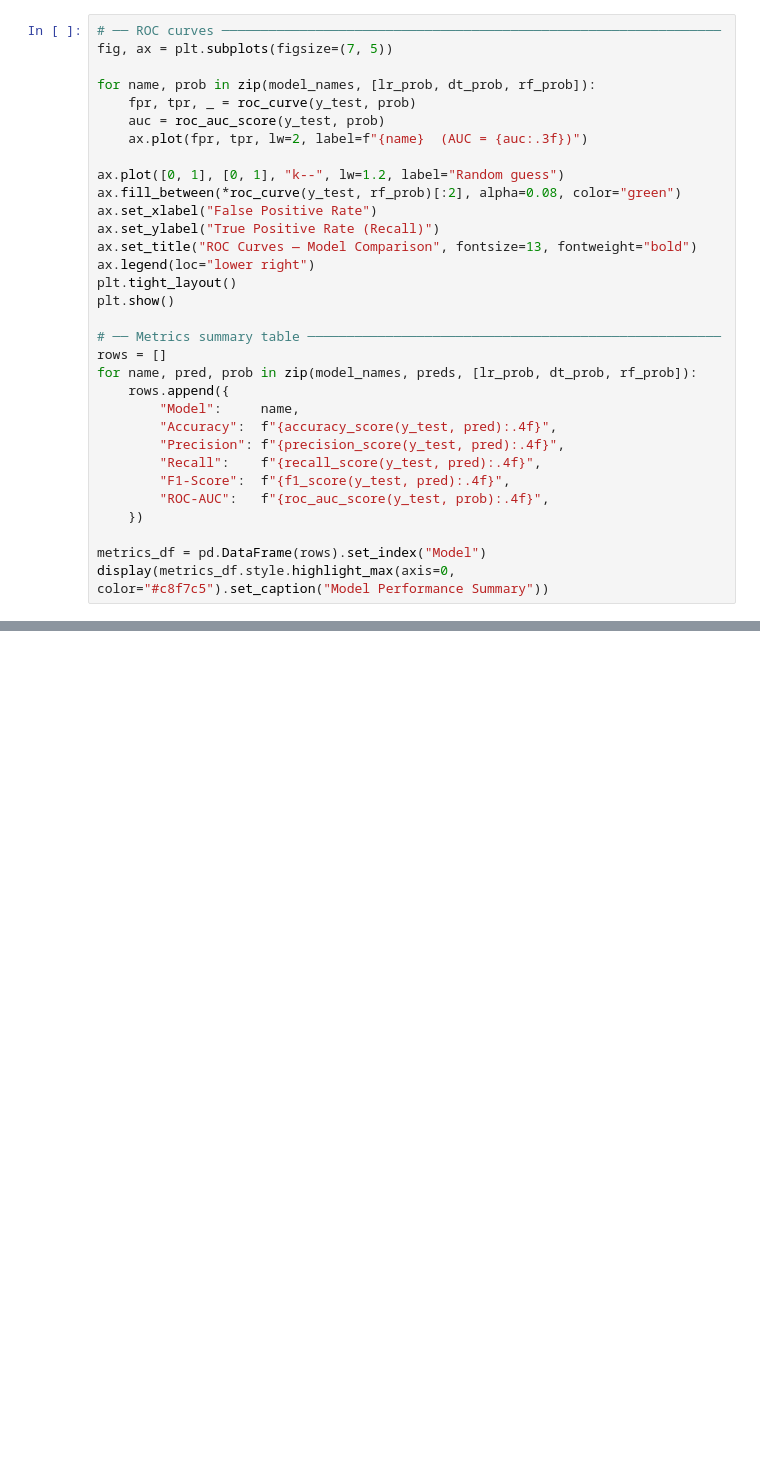
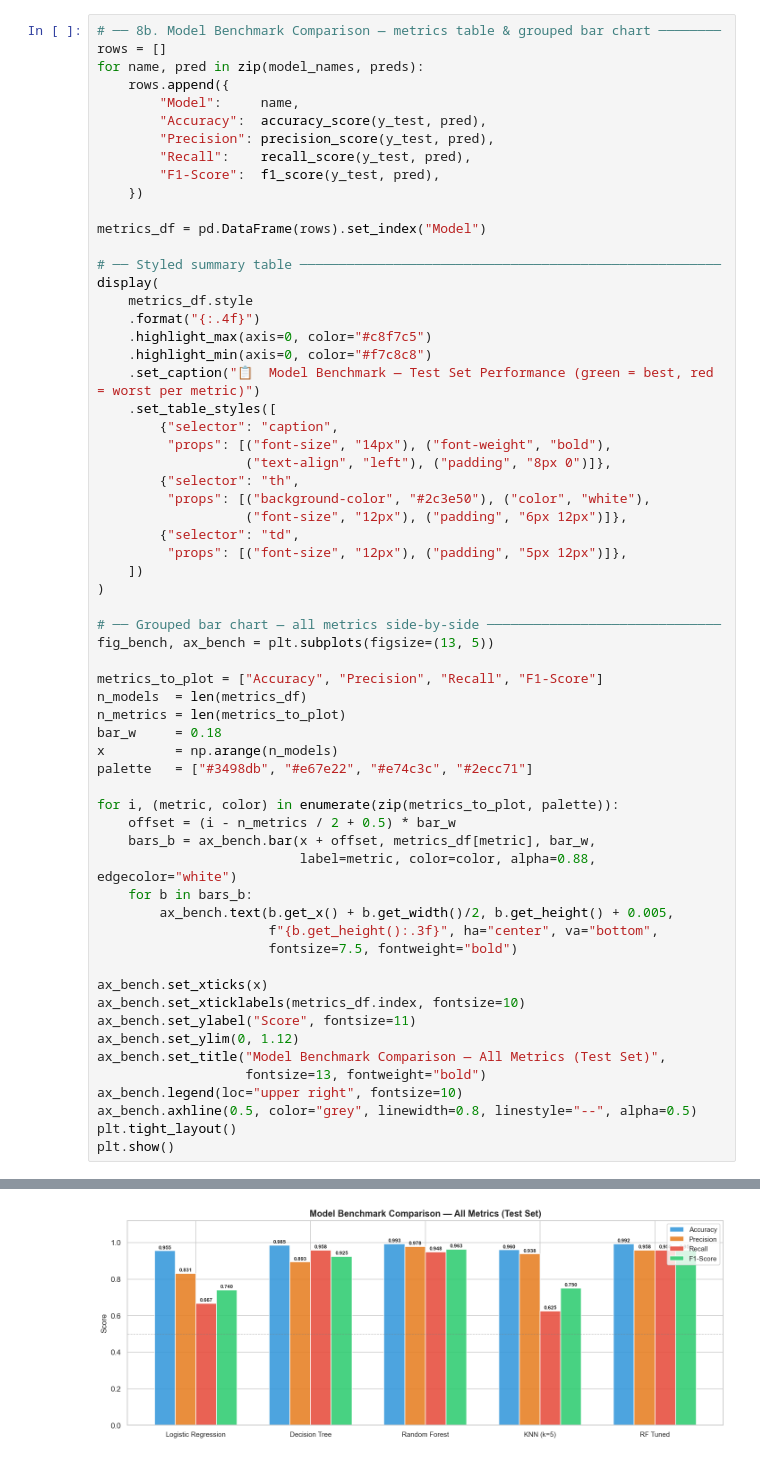
Before and after one commit to eiadoumer/BDA_401_ML, a Jupyter notebook: BankLoan_ML_Analysis.ipynb, the cells around one changed output, grey strips where cells are left out. Cells and saved outputs as stored; diff of their text form; blank space fills up the shorter version.

```diff
--- a/BankLoan_ML_Analysis.ipynb
+++ b/BankLoan_ML_Analysis.ipynb
@@ -313,32 +596,63 @@ plt.show()
 # %%
-# ── ROC curves ────────────────────────────────────────────────────────────────
-fig, ax = plt.subplots(figsize=(7, 5))
-
-for name, prob in zip(model_names, [lr_prob, dt_prob, rf_prob]):
-    fpr, tpr, _ = roc_curve(y_test, prob)
-    auc = roc_auc_score(y_test, prob)
-    ax.plot(fpr, tpr, lw=2, label=f"{name}  (AUC = {auc:.3f})")
-
-ax.plot([0, 1], [0, 1], "k--", lw=1.2, label="Random guess")
-ax.fill_between(*roc_curve(y_test, rf_prob)[:2], alpha=0.08, color="green")
-ax.set_xlabel("False Positive Rate")
-ax.set_ylabel("True Positive Rate (Recall)")
-ax.set_title("ROC Curves — Model Comparison", fontsize=13, fontweight="bold")
-ax.legend(loc="lower right")
-plt.tight_layout()
-plt.show()
-
-# ── Metrics summary table ─────────────────────────────────────────────────────
+# ── 8b. Model Benchmark Comparison — metrics table & grouped bar chart ────────
 rows = []
-for name, pred, prob in zip(model_names, preds, [lr_prob, dt_prob, rf_prob]):
+for name, pred in zip(model_names, preds):
     rows.append({
         "Model":     name,
-        "Accuracy":  f"{accuracy_score(y_test, pred):.4f}",
-        "Precision": f"{precision_score(y_test, pred):.4f}",
-        "Recall":    f"{recall_score(y_test, pred):.4f}",
-        "F1-Score":  f"{f1_score(y_test, pred):.4f}",
-        "ROC-AUC":   f"{roc_auc_score(y_test, prob):.4f}",
+        "Accuracy":  accuracy_score(y_test, pred),
+        "Precision": precision_score(y_test, pred),
+        "Recall":    recall_score(y_test, pred),
+        "F1-Score":  f1_score(y_test, pred),
     })
 
 metrics_df = pd.DataFrame(rows).set_index("Model")
-display(metrics_df.style.highlight_max(axis=0, color="#c8f7c5").set_caption("Model Performance Summary"))
+
+# ── Styled summary table ──────────────────────────────────────────────────────
+display(
+    metrics_df.style
+    .format("{:.4f}")
+    .highlight_max(axis=0, color="#c8f7c5")
+    .highlight_min(axis=0, color="#f7c8c8")
+    .set_caption("📋  Model Benchmark — Test Set Performance (green = best, red = worst per metric)")
+    .set_table_styles([
+        {"selector": "caption",
+         "props": [("font-size", "14px"), ("font-weight", "bold"),
+                   ("text-align", "left"), ("padding", "8px 0")]},
+        {"selector": "th",
+         "props": [("background-color", "#2c3e50"), ("color", "white"),
+                   ("font-size", "12px"), ("padding", "6px 12px")]},
+        {"selector": "td",
+         "props": [("font-size", "12px"), ("padding", "5px 12px")]},
+    ])
+)
+
+# ── Grouped bar chart — all metrics side-by-side ──────────────────────────────
+fig_bench, ax_bench = plt.subplots(figsize=(13, 5))
+
+metrics_to_plot = ["Accuracy", "Precision", "Recall", "F1-Score"]
+n_models  = len(metrics_df)
+n_metrics = len(metrics_to_plot)
+bar_w     = 0.18
+x         = np.arange(n_models)
+palette   = ["#3498db", "#e67e22", "#e74c3c", "#2ecc71"]
+
+for i, (metric, color) in enumerate(zip(metrics_to_plot, palette)):
+    offset = (i - n_metrics / 2 + 0.5) * bar_w
+    bars_b = ax_bench.bar(x + offset, metrics_df[metric], bar_w,
+                          label=metric, color=color, alpha=0.88, edgecolor="white")
+    for b in bars_b:
+        ax_bench.text(b.get_x() + b.get_width()/2, b.get_height() + 0.005,
+                      f"{b.get_height():.3f}", ha="center", va="bottom",
+                      fontsize=7.5, fontweight="bold")
+
+ax_bench.set_xticks(x)
+ax_bench.set_xticklabels(metrics_df.index, fontsize=10)
+ax_bench.set_ylabel("Score", fontsize=11)
+ax_bench.set_ylim(0, 1.12)
+ax_bench.set_title("Model Benchmark Comparison — All Metrics (Test Set)",
+                   fontsize=13, fontweight="bold")
+ax_bench.legend(loc="upper right", fontsize=10)
+ax_bench.axhline(0.5, color="grey", linewidth=0.8, linestyle="--", alpha=0.5)
+plt.tight_layout()
+plt.show()
+# %% [output]
@@ -344,0 +667 @@ display(metrics_df.style.highlight_max(axis=0, color="#c8f7c5").set_caption("Mod
+[figure, added]
```
Also changed, not shown: parts of 30 cells of this notebook, 5 other files.
